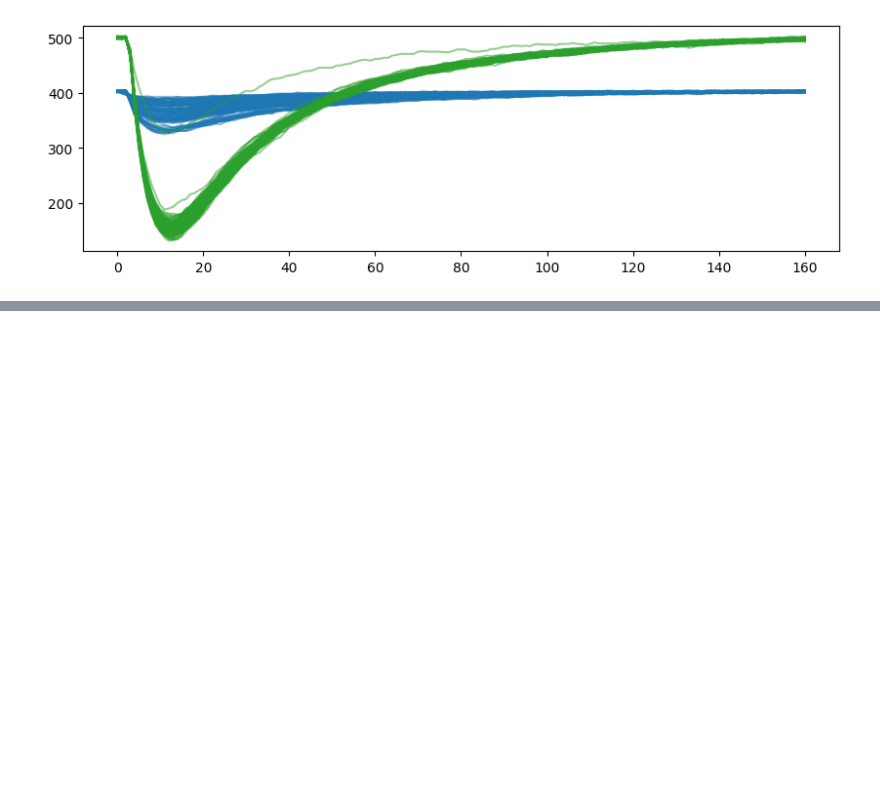
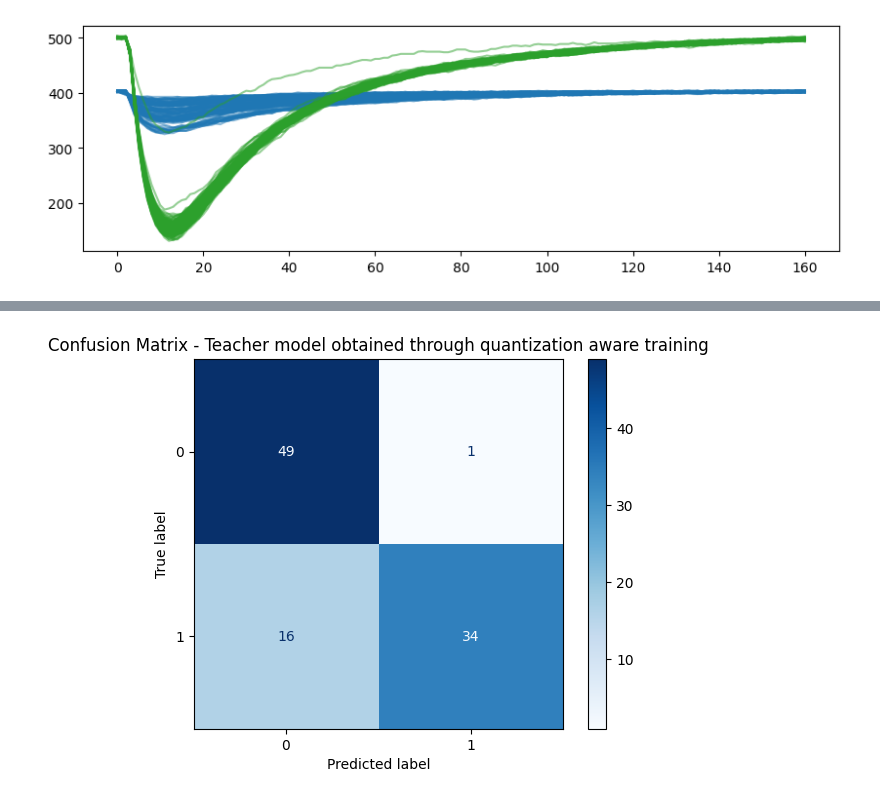
Before and after one commit to fabioc9675/FPGA_ml4hls_prj, a Jupyter notebook: PythonModel/Scripts/ml_inference.ipynb, the cells around one changed output, grey strips where cells are left out. Drawn from its saved outputs; the diff is of its cells as text; code cells hidden in the pictures; blank space fills up the shorter version.

```diff
--- a/PythonModel/Scripts/ml_inference.ipynb
+++ b/PythonModel/Scripts/ml_inference.ipynb
@@ -189,0 +258,8 @@ plt.show()
+# %%
+cm = confusion_matrix(specte, predic)
+disp = ConfusionMatrixDisplay(confusion_matrix=cm)
+disp.plot(cmap="Blues")
+plt.title('Confusion Matrix - Teacher model obtained through quantization aware training')
+plt.show()
+# %% [output]
+[figure, added]
```
Also changed, not shown: parts of 6 cells of this notebook, 20 other files.
